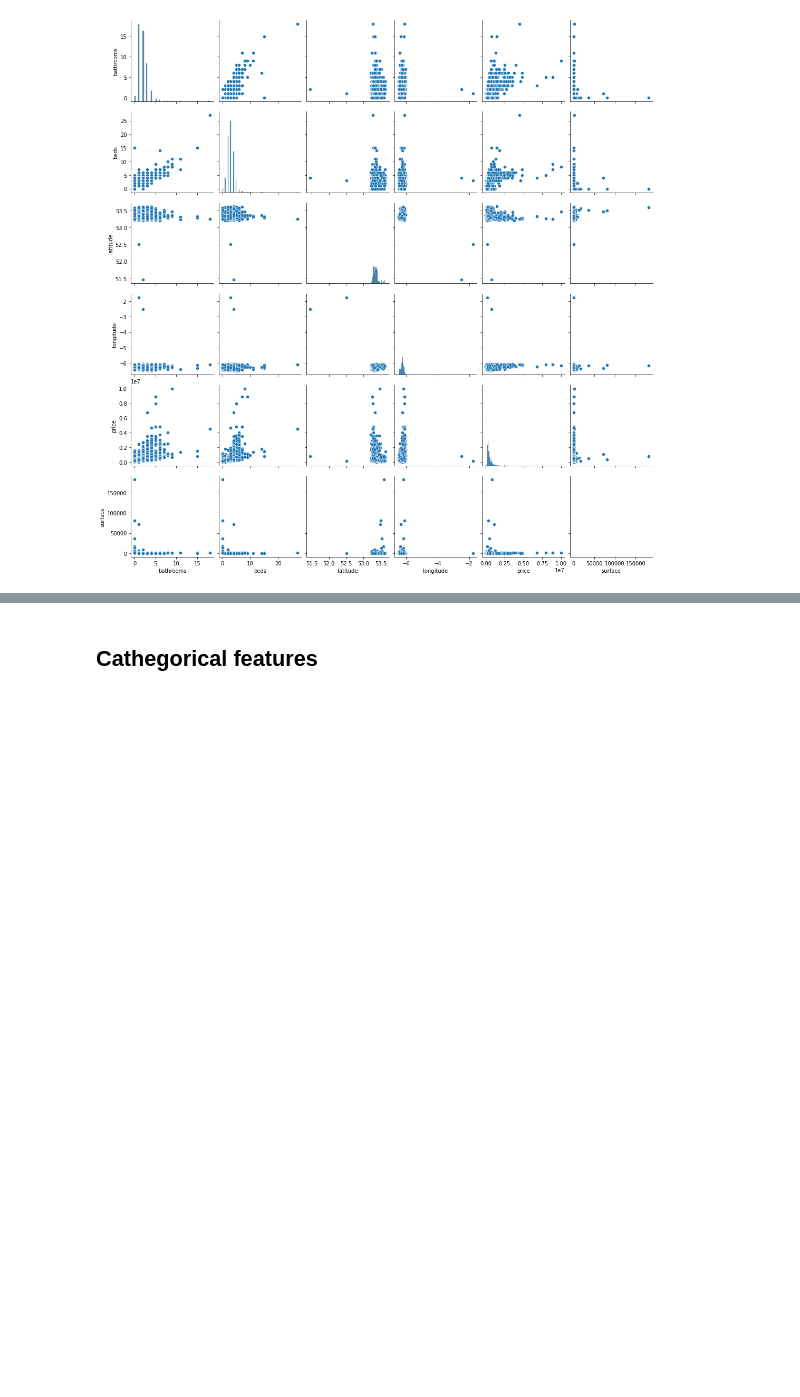
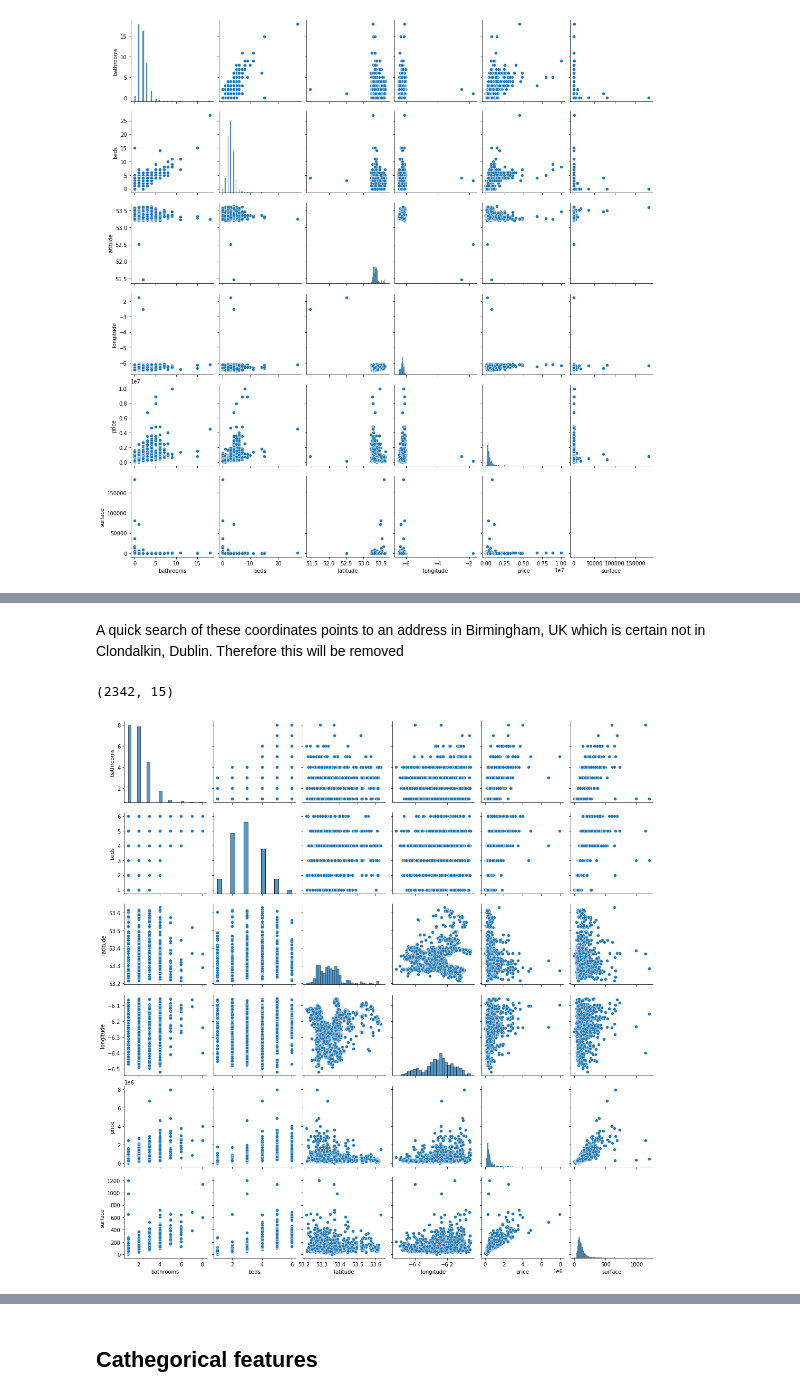
Before and after one commit to barrytl/ET5003_SEM1_2021-2, a Jupyter notebook: Week-3/ET5003_Etivity2_BarryLawton_20197772.ipynb, the cells around one changed output, grey strips where cells are left out. Cells and saved outputs as stored; diff of their text form; code cells hidden in the pictures; blank space fills up the shorter version.

```diff
--- a/Week-3/ET5003_Etivity2_BarryLawton_20197772.ipynb
+++ b/Week-3/ET5003_Etivity2_BarryLawton_20197772.ipynb
@@ -297,2 +289,3 @@ df_train[(df_train.bathrooms >0) & (df_train.bathrooms <=8)]
 # %%
-df_train[(df_train.beds >0) & (df_train.beds <=6) & (df_train.bathrooms >0) & (df_train.bathrooms <=8)]
+df_train = df_train[(df_train.beds >0) & (df_train.beds <=6) & (df_train.bathrooms >0) & (df_train.bathrooms <=8) & (df_train.surface <=4710)]
+df_test = df_test[(df_test.beds >0) & (df_test.beds <=6) & (df_test.bathrooms >0) & (df_test.bathrooms <=8) & (df_test.surface <=4710)]
@@ -312,0 +304,13 @@ df_train[(df_train.beds >0) & (df_train.beds <=6) & (df_train.bathrooms >0) & (d
+# %% [markdown]
+A quick search of these coordinates points to an address in Birmingham, UK which is certain not in Clondalkin, Dublin. Therefore this will be removed
+# %%
+df_train.shape
+# %% [output]
+(2342, 15)
+# %%
+df_train.drop(index=767,axis=1,inplace=True)
+# %%
+sns.pairplot(df_train)
+plt.show()
+# %% [output]
+[figure, added]
```
Also changed, not shown: parts of 15 cells of this notebook.
